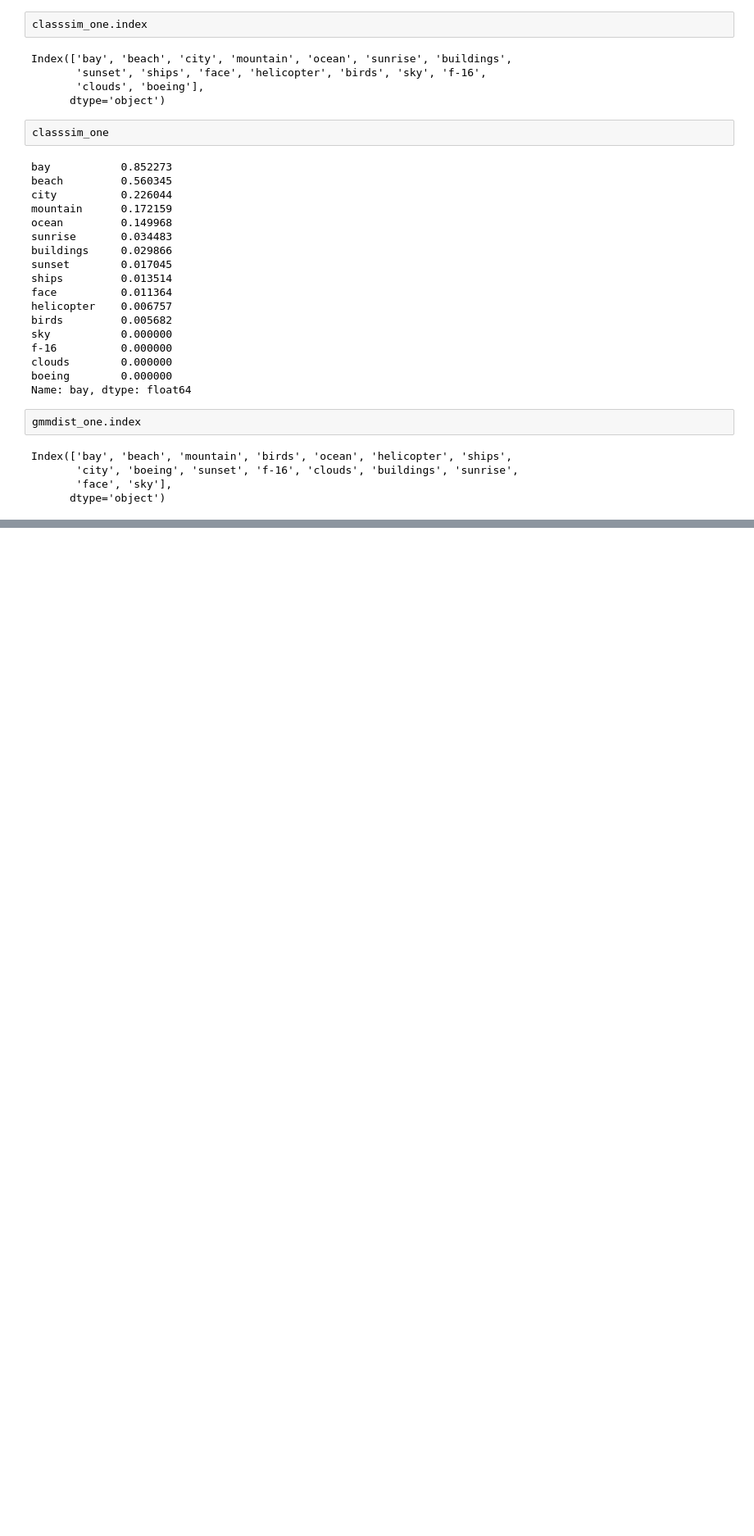
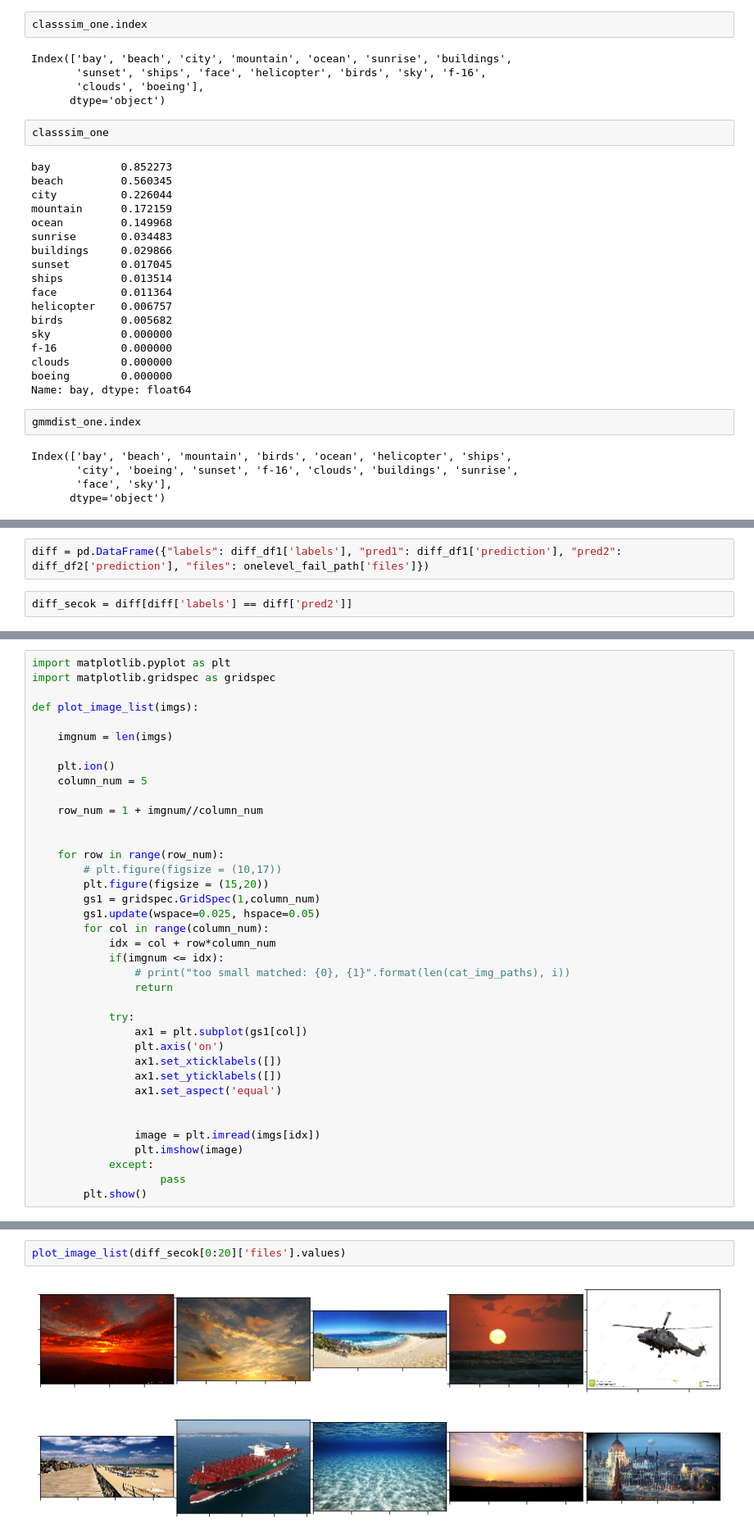
Before and after one commit to karino2/ClassSim, a Jupyter notebook: latex_format.ipynb, the cells around one changed output, grey strips where cells are left out. Shown at 82% size. Drawn from its saved outputs; the diff is of its cells as text; blank space fills up the shorter version.

Commit message:
Add table for enhance images

```diff
--- a/latex_format.ipynb
+++ b/latex_format.ipynb
@@ -188,0 +259,4 @@ Index(['bay', 'beach', 'mountain', 'birds', 'ocean', 'helicopter', 'ships',
+# %%
+diff = pd.DataFrame({"labels": diff_df1['labels'], "pred1": diff_df1['prediction'], "pred2": diff_df2['prediction'], "files": onelevel_fail_path['files']})
+# %%
+diff_secok = diff[diff['labels'] == diff['pred2']]
@@ -188,0 +267,38 @@ Index(['bay', 'beach', 'mountain', 'birds', 'ocean', 'helicopter', 'ships',
+# %%
+import matplotlib.pyplot as plt
+import matplotlib.gridspec as gridspec
+
+def plot_image_list(imgs):
+
+    imgnum = len(imgs)
+
+    plt.ion()
+    column_num = 5
+
+    row_num = 1 + imgnum//column_num
+
+
+    for row in range(row_num):
+        # plt.figure(figsize = (10,17))
+        plt.figure(figsize = (15,20))
+        gs1 = gridspec.GridSpec(1,column_num)
+        gs1.update(wspace=0.025, hspace=0.05)
+        for col in range(column_num):
+            idx = col + row*column_num
+            if(imgnum <= idx):
+                # print("too small matched: {0}, {1}".format(len(cat_img_paths), i))
+                return
+
+            try:
+                ax1 = plt.subplot(gs1[col])
+                plt.axis('on')
+                ax1.set_xticklabels([])
+                ax1.set_yticklabels([])
+                ax1.set_aspect('equal')
+
+
+                image = plt.imread(imgs[idx])
+                plt.imshow(image)
+            except:
+                    pass
+        plt.show()
@@ -188,0 +333,5 @@ Index(['bay', 'beach', 'mountain', 'birds', 'ocean', 'helicopter', 'ships',
+# %%
+plot_image_list(diff_secok[0:20]['files'].values)
+# %% [output]
+[figure, added]
+[figure, added]
```
Also changed, not shown: parts of 46 cells of this notebook, 1 other file.
